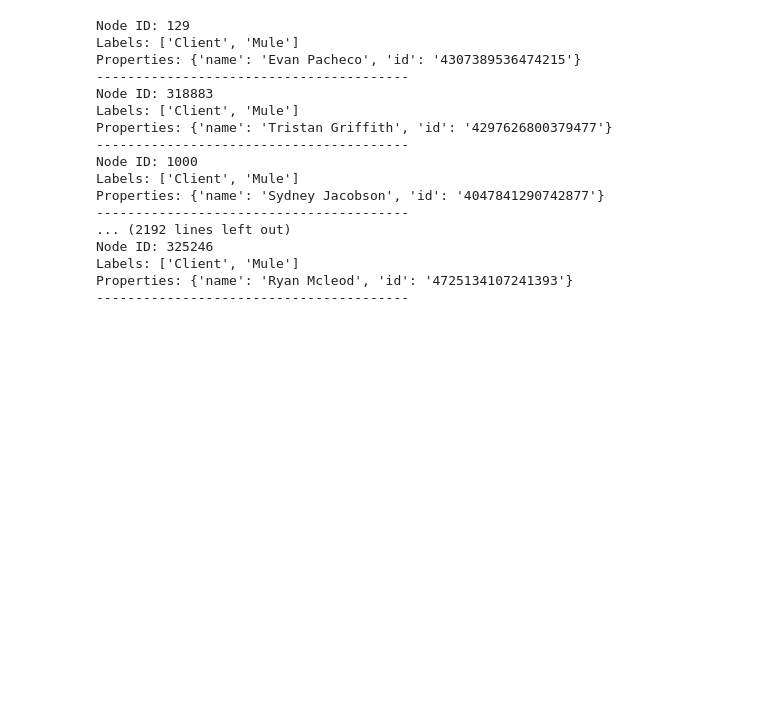
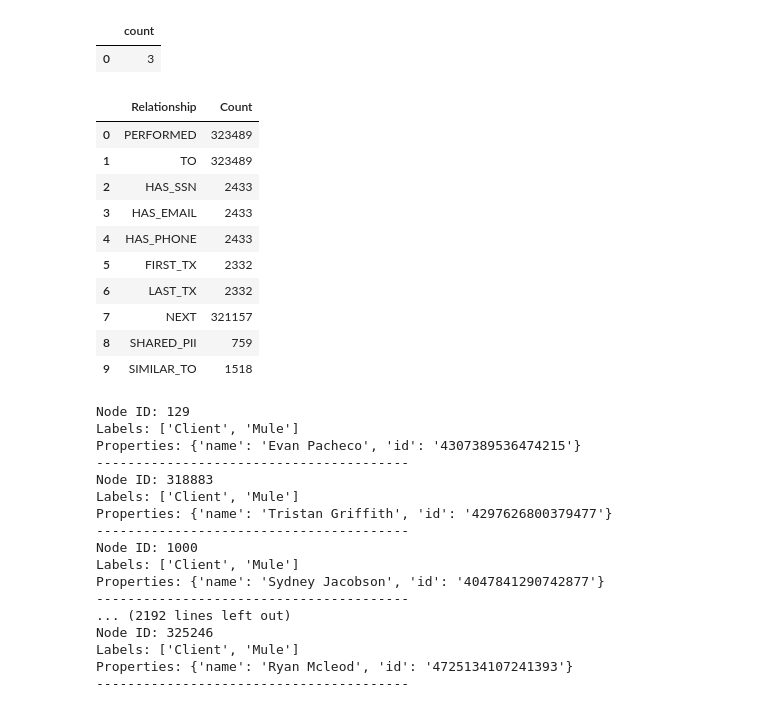
Before and after one commit to nunezh-sunypoly/CS350_Assignment_03, a Jupyter notebook: SC350_assignment_03.ipynb, the cells around one changed output. Cells and saved outputs as stored; diff of their text form; code cells hidden in the pictures; blank space fills up the shorter version.

```diff
--- a/SC350_assignment_03.ipynb
+++ b/SC350_assignment_03.ipynb
@@ -139,3 +95,66 @@ driver.close()
+# %%
+import neo4j
+import pandas
+from neo4j import GraphDatabase
+
+# Neo4j connection details
+uri = "bolt://localhost:7687"
+username = "neo4j"
+password = "P@$$W0rd!"
+
+# Create a Neo4j driver instance
+driver = GraphDatabase.driver(uri, auth=(username, password))
+
+query2 = '''
+MATCH (:Bank) RETURN count(*) as count
+'''
+df = driver.execute_query(
+    query2,
+    database_="neo4j",
+    result_transformer_=  neo4j.Result.to_df
+)
+df
+# %% [output]
+|  | count |
+| 0 | 3 |
+# %%
+import neo4j
+import pandas
+from neo4j import GraphDatabase
+
+# Neo4j connection details
+uri = "bolt://localhost:7687"
+username = "neo4j"
+password = "P@$$W0rd!"
+
+# Create a Neo4j driver instance
+driver = GraphDatabase.driver(uri, auth=(username, password))
+
+query2 = '''
+CALL db.relationshipTypes() YIELD relationshipType AS type
+CALL apoc.cypher.run( 'MATCH ()-[: ' + type + ']-> () RETURN count(*)
+AS count', {} )
+YIELD value
+RETURN type AS Relationship, value.count AS Count
+'''
+df = driver.execute_query(
+    query2,
+    database_="neo4j",
+    result_transformer_=  neo4j.Result.to_df
+)
+df
+# %% [output]
+|  | Relationship | Count |
+| 0 | PERFORMED | 323489 |
+| 1 | TO | 323489 |
+| 2 | HAS_SSN | 2433 |
+| 3 | HAS_EMAIL | 2433 |
+| 4 | HAS_PHONE | 2433 |
+| 5 | FIRST_TX | 2332 |
+| 6 | LAST_TX | 2332 |
+| 7 | NEXT | 321157 |
+| 8 | SHARED_PII | 759 |
+| 9 | SIMILAR_TO | 1518 |
 # %%
 from neo4j import GraphDatabase
 
```
Also changed, not shown: parts of 14 cells of this notebook.
